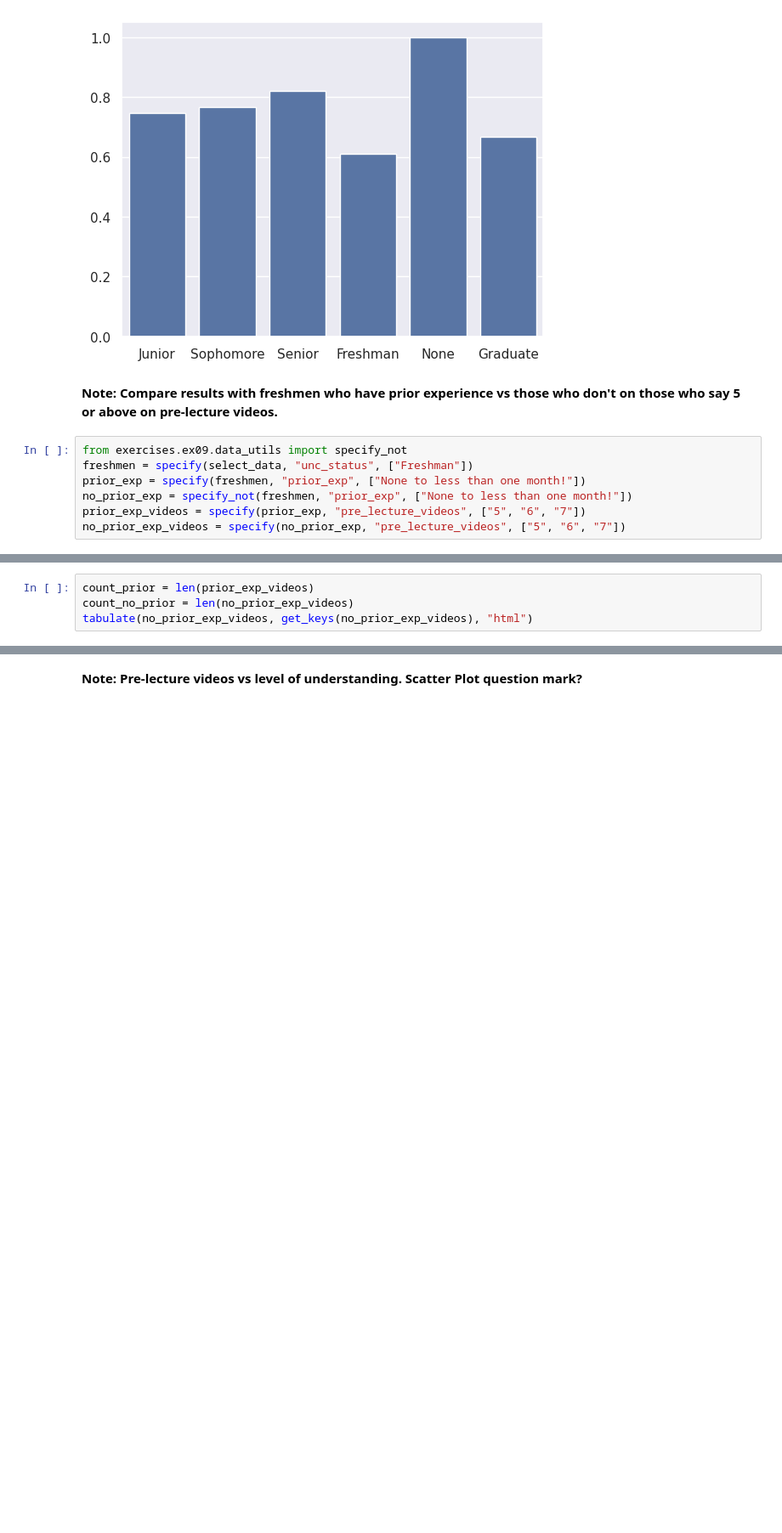
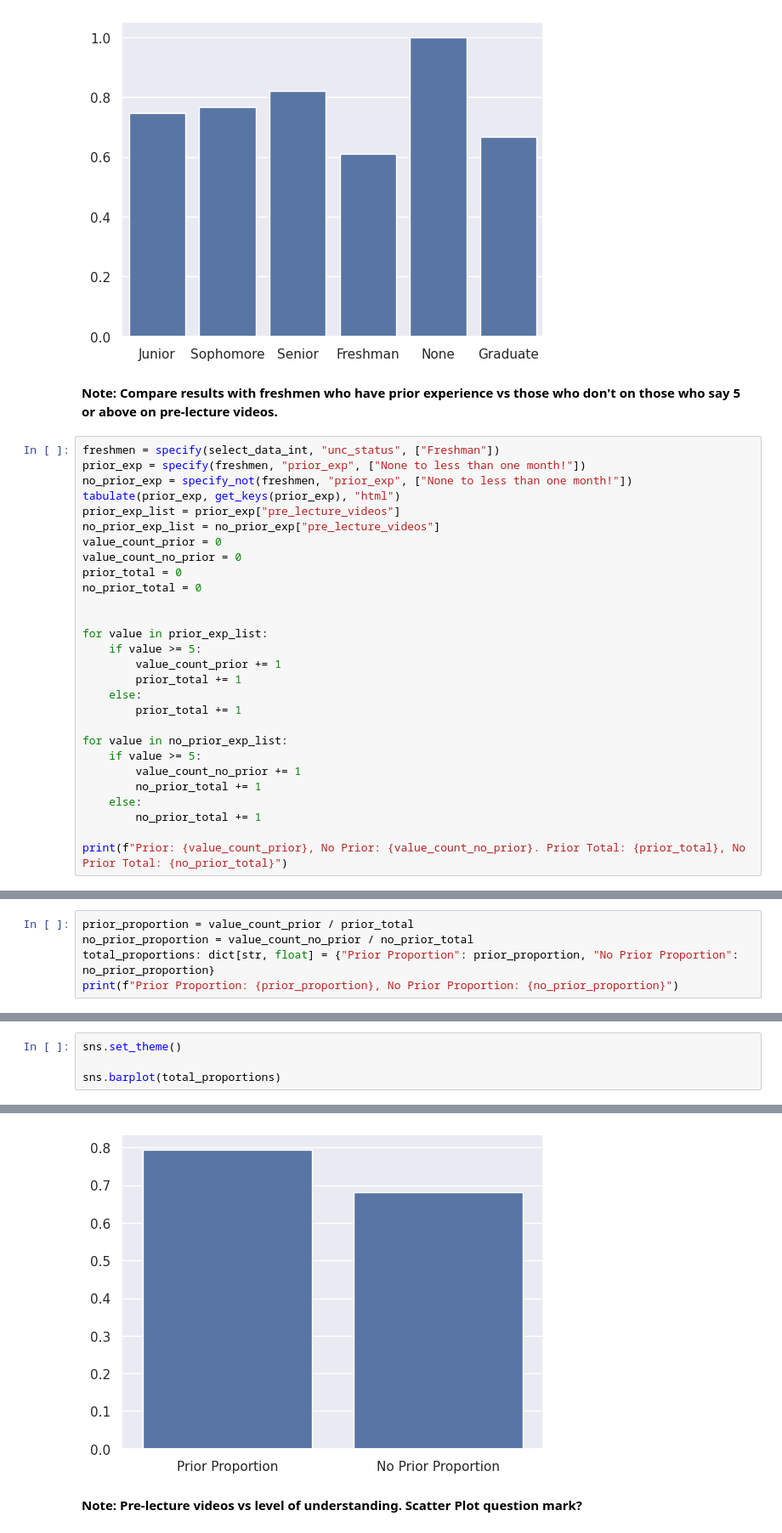
Before and after one commit to zradolph/COMP110FinalProject, a Jupyter notebook: analysis.ipynb, the cells around one changed output, grey strips where cells are left out. Shown at 85% size. Drawn from its saved outputs; the diff is of its cells as text; blank space fills up the shorter version.

```diff
--- a/analysis.ipynb
+++ b/analysis.ipynb
@@ -614,9 +614,30 @@ sns.barplot(proportions)
 # %% [markdown]
 **Note: Compare results with freshmen who have prior experience vs those who don't on those who say 5 or above on pre-lecture videos.**
 # %%
-from exercises.ex09.data_utils import specify_not
-freshmen = specify(select_data, "unc_status", ["Freshman"])
+freshmen = specify(select_data_int, "unc_status", ["Freshman"])
 prior_exp = specify(freshmen, "prior_exp", ["None to less than one month!"])
 no_prior_exp = specify_not(freshmen, "prior_exp", ["None to less than one month!"])
-prior_exp_videos = specify(prior_exp, "pre_lecture_videos", ["5", "6", "7"])
-no_prior_exp_videos = specify(no_prior_exp, "pre_lecture_videos", ["5", "6", "7"])
+tabulate(prior_exp, get_keys(prior_exp), "html")
+prior_exp_list = prior_exp["pre_lecture_videos"]
+no_prior_exp_list = no_prior_exp["pre_lecture_videos"]
+value_count_prior = 0
+value_count_no_prior = 0
+prior_total = 0
+no_prior_total = 0
+
+
+for value in prior_exp_list:
+    if value >= 5:
+        value_count_prior += 1
+        prior_total += 1
+    else:
+        prior_total += 1
+
+for value in no_prior_exp_list:
+    if value >= 5:
+        value_count_no_prior += 1
+        no_prior_total += 1
+    else:
+        no_prior_total += 1
+
+print(f"Prior: {value_count_prior}, No Prior: {value_count_no_prior}. Prior Total: {prior_total}, No Prior Total: {no_prior_total}")
@@ -623,5 +646,6 @@ no_prior_exp_videos = specify(no_prior_exp, "pre_lecture_videos", ["5", "6", "7"
 # %%
-count_prior = len(prior_exp_videos)
-count_no_prior = len(no_prior_exp_videos)
-tabulate(no_prior_exp_videos, get_keys(no_prior_exp_videos), "html")
+prior_proportion = value_count_prior / prior_total
+no_prior_proportion = value_count_no_prior / no_prior_total
+total_proportions: dict[str, float] = {"Prior Proportion": prior_proportion, "No Prior Proportion": no_prior_proportion}
+print(f"Prior Proportion: {prior_proportion}, No Prior Proportion: {no_prior_proportion}")
 # %% [output]
@@ -645,0 +653,5 @@ tabulate(no_prior_exp_videos, get_keys(no_prior_exp_videos), "html")
+# %%
+sns.set_theme()
+
+sns.barplot(total_proportions)
+# %% [output]
@@ -646,2 +659,3 @@ tabulate(no_prior_exp_videos, get_keys(no_prior_exp_videos), "html")
+[figure, added]
 # %% [markdown]
 **Note: Pre-lecture videos vs level of understanding. Scatter Plot question mark?**
```
Also changed, not shown: parts of 5 cells of this notebook, 1 other file.
